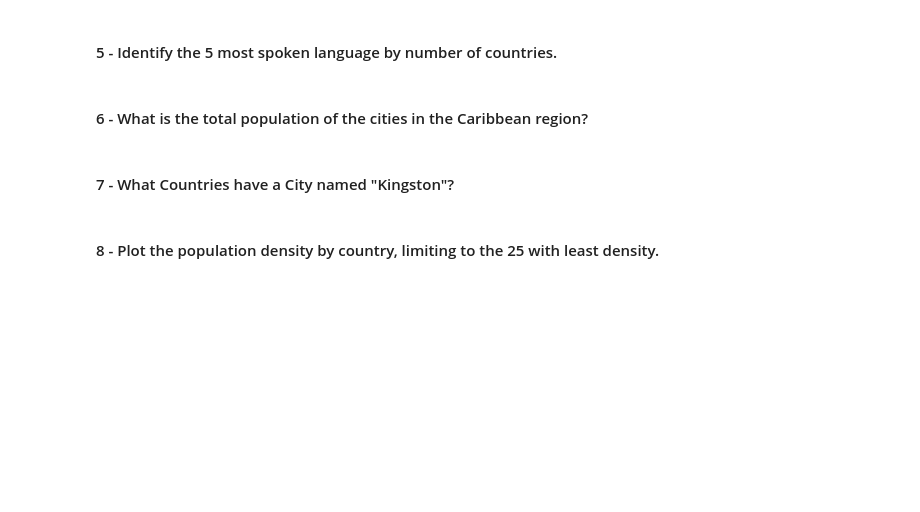
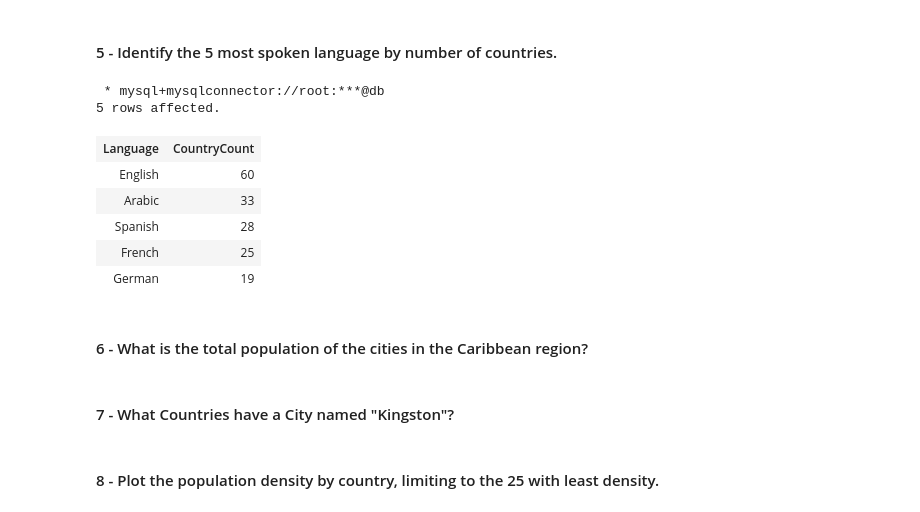
Before and after one commit to gulbord/MAPD-B, a Jupyter notebook: mysql/notebooks/MySQL.ipynb, the cells around one changed output. Cells and saved outputs as stored; diff of their text form; code cells hidden in the pictures; blank space fills up the shorter version.

```diff
--- a/mysql/notebooks/MySQL.ipynb
+++ b/mysql/notebooks/MySQL.ipynb
@@ -1380,11 +1412,20 @@ LIMIT 10;
 # %%
 %%sql
 
-# SELECT
-# FROM
-# GROUP BY
-# ORDER BY
-# LIMIT ;
+SELECT Language, COUNT(1) AS CountryCount
+FROM countrylanguage
+GROUP BY Language
+ORDER BY CountryCount DESC
+LIMIT 5;
+# %% [output]
+ * mysql+mysqlconnector://root:***@db
+5 rows affected.
+| Language | CountryCount |
+| English | 60 |
+| Arabic | 33 |
+| Spanish | 28 |
+| French | 25 |
+| German | 19 |
 # %% [markdown]
 #### 6 - What is the total population of the cities in the Caribbean region?
 # %%
```
Also changed, not shown: parts of 6 cells of this notebook.
